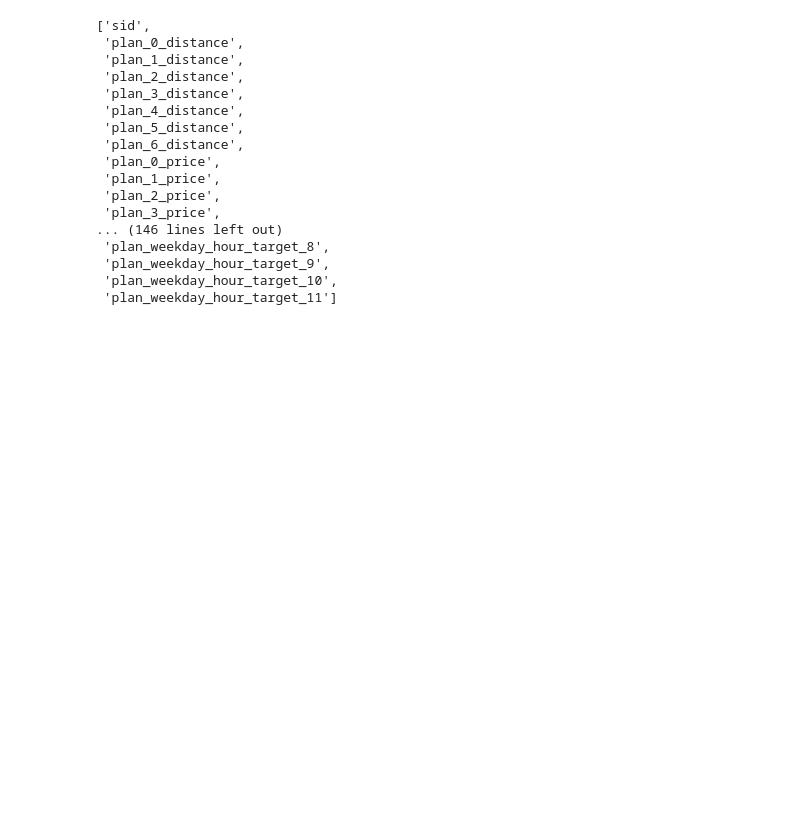
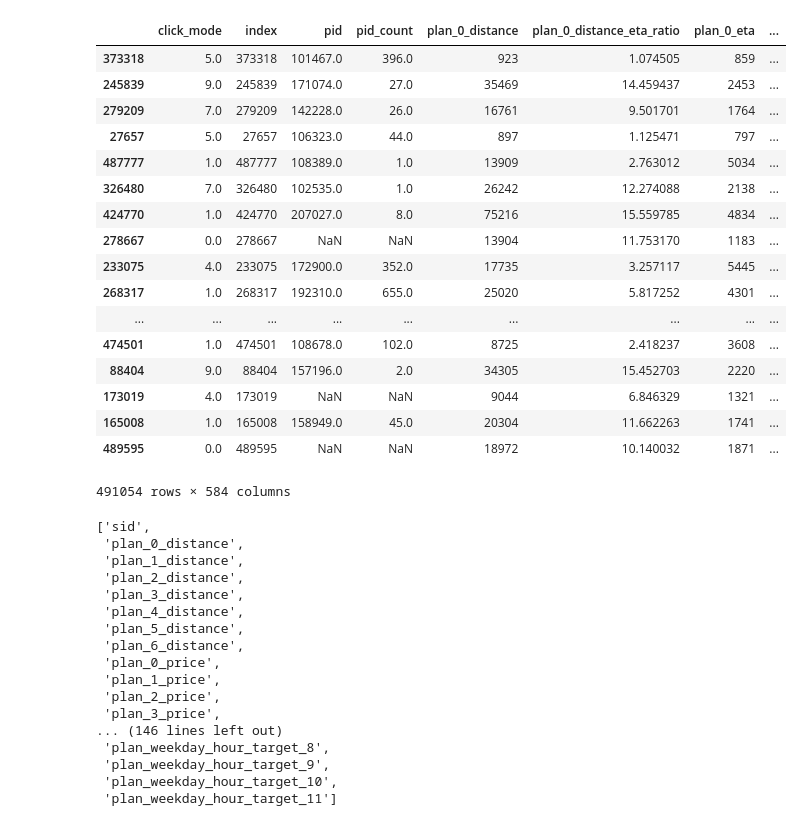
Before and after one commit to MitsuruFujiwara/KDD-Cup-2019, a Jupyter notebook: src/902_check_features.ipynb, the cells around one changed output. Drawn from its saved outputs; the diff is of its cells as text; code cells hidden in the pictures; blank space fills up the shorter version.

```diff
--- a/src/902_check_features.ipynb
+++ b/src/902_check_features.ipynb
@@ -45,3 +45,24 @@ df.drop(['pid','req_time'],axis=1,inplace=True)
+# %%
+train_df.sort_values('req_time')
+# %% [output]
+|  | click_mode | index | pid | pid_count | plan_0_distance | plan_0_distance_eta_ratio | plan_0_eta | ... |
+| 373318 | 5.0 | 373318 | 101467.0 | 396.0 | 923 | 1.074505 | 859 | ... |
+| 245839 | 9.0 | 245839 | 171074.0 | 27.0 | 35469 | 14.459437 | 2453 | ... |
+| 279209 | 7.0 | 279209 | 142228.0 | 26.0 | 16761 | 9.501701 | 1764 | ... |
+| 27657 | 5.0 | 27657 | 106323.0 | 44.0 | 897 | 1.125471 | 797 | ... |
+| 487777 | 1.0 | 487777 | 108389.0 | 1.0 | 13909 | 2.763012 | 5034 | ... |
+| 326480 | 7.0 | 326480 | 102535.0 | 1.0 | 26242 | 12.274088 | 2138 | ... |
+| 424770 | 1.0 | 424770 | 207027.0 | 8.0 | 75216 | 15.559785 | 4834 | ... |
+| 278667 | 0.0 | 278667 | NaN | NaN | 13904 | 11.753170 | 1183 | ... |
+| 233075 | 4.0 | 233075 | 172900.0 | 352.0 | 17735 | 3.257117 | 5445 | ... |
+| 268317 | 1.0 | 268317 | 192310.0 | 655.0 | 25020 | 5.817252 | 4301 | ... |
+| ... | ... | ... | ... | ... | ... | ... | ... | ... |
+| 474501 | 1.0 | 474501 | 108678.0 | 102.0 | 8725 | 2.418237 | 3608 | ... |
+| 88404 | 9.0 | 88404 | 157196.0 | 2.0 | 34305 | 15.452703 | 2220 | ... |
+| 173019 | 4.0 | 173019 | NaN | NaN | 9044 | 6.846329 | 1321 | ... |
+| 165008 | 1.0 | 165008 | 158949.0 | 45.0 | 20304 | 11.662263 | 1741 | ... |
+| 489595 | 0.0 | 489595 | NaN | NaN | 18972 | 10.140032 | 1871 | ... |
+491054 rows × 584 columns
 # %%
 df.columns.to_list()
 # %% [output]
```
Also changed, not shown: parts of 13 cells of this notebook, 9 other files.
